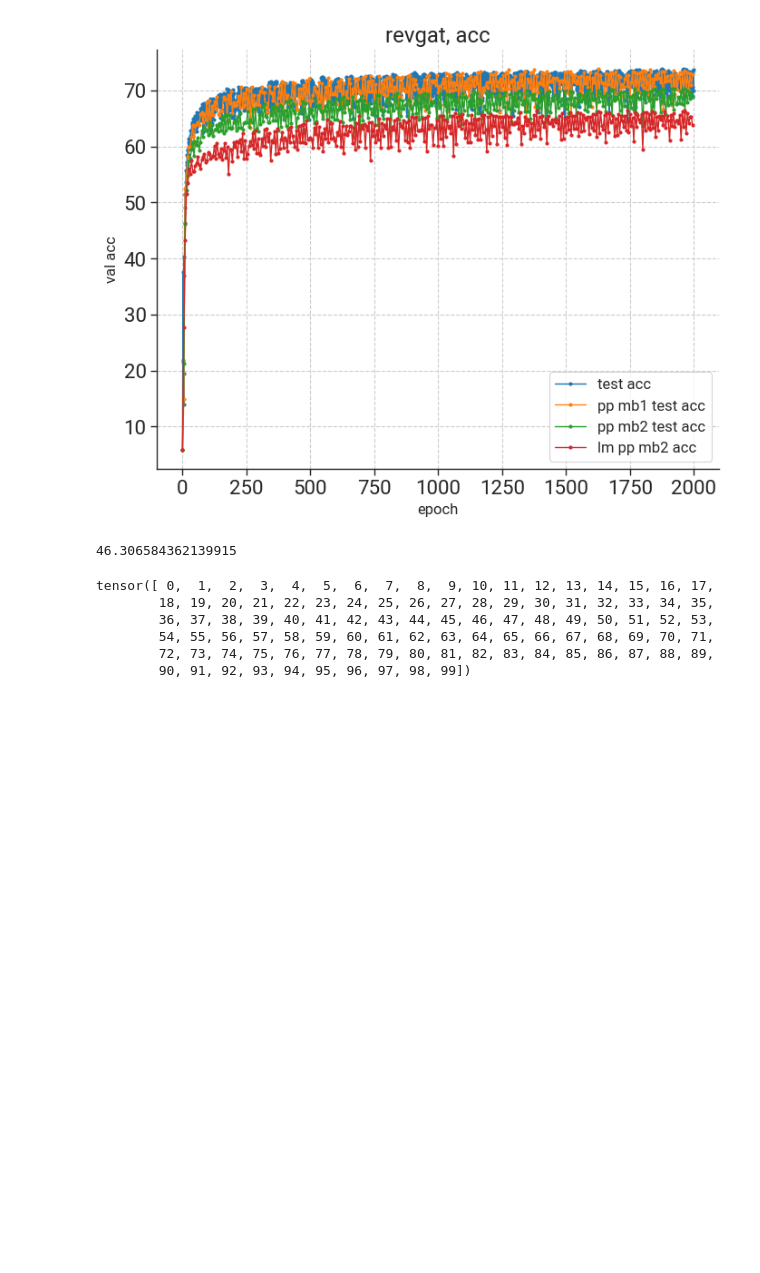
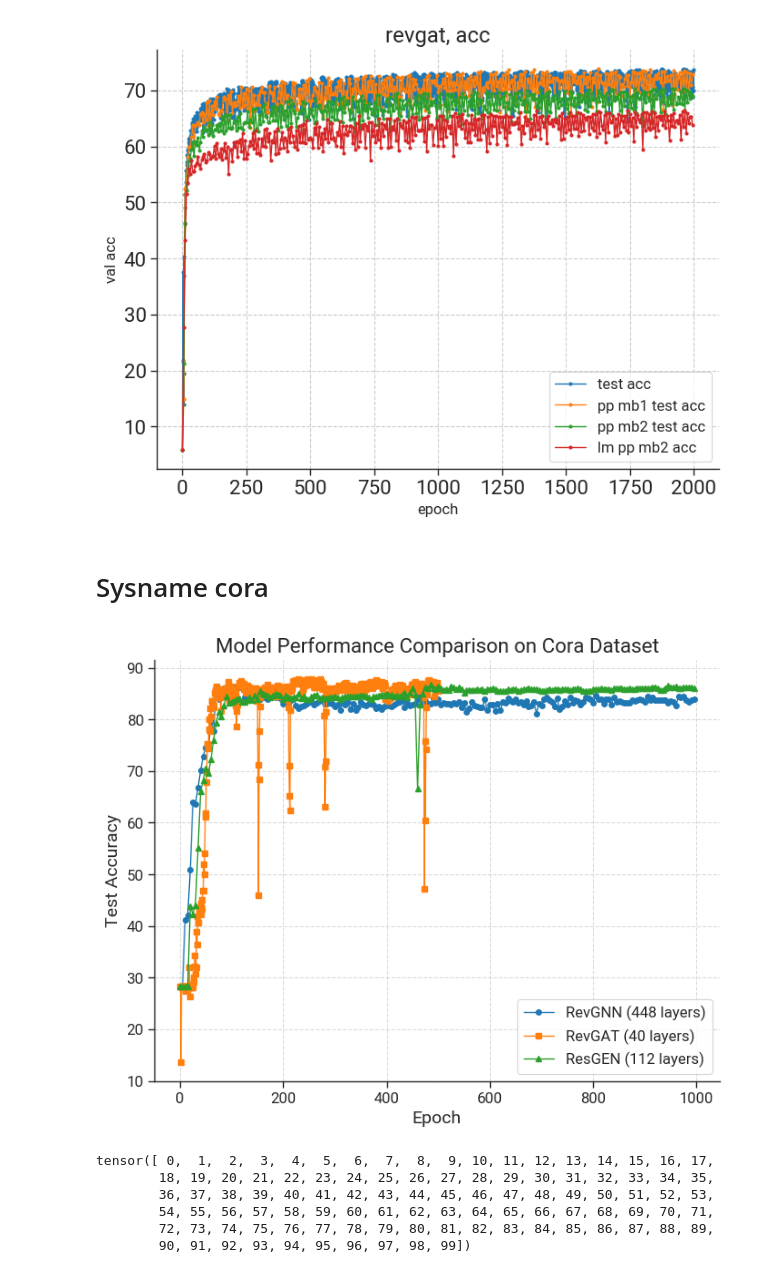
Before and after one commit to zxmeng98/TiGraph, a Jupyter notebook: plot.ipynb, the cells around one changed output. Saved outputs shown, nothing was run; the diff lists cells and outputs as text; code cells hidden in the pictures; blank space fills up the shorter version.

```diff
--- a/plot.ipynb
+++ b/plot.ipynb
@@ -168,10 +168,49 @@ axs.legend(
 sns.despine()
 # %% [output]
 [figure]
-# %%
-pp_mb2_loss_data[31]
-# %% [output]
-46.306584362139915
+# %% [markdown]
+# Sysname cora
+# %%
+cmp = sns.color_palette("tab10")
+fig, ax = plt.subplots(nrows=1, ncols=1, figsize=(8,6))
+
+revgnn_test_acc = np.load('./exps/cora/448revgnn_4pp_1b_1mb_deberta-base_test_acc.npy')
+revgat_test_acc = np.load('./exps/cora/40revgat_2pp_1b_1mb_deberta-base_test_acc.npy')
+resgen_test_acc = np.load('./exps/cora/112resgen_4pp_1b_1mb_deberta-base_test_acc.npy')
+
+
+x_revgnn = np.arange(len(revgnn_test_acc)) * 5  # Scale by 5 epochs
+x_revgat = np.arange(len(revgat_test_acc)) * 1  # No scaling
+x_resgen = np.arange(len(resgen_test_acc)) * 5  # Scale by 5 epochs
+
+ax.plot(x_revgnn, revgnn_test_acc, label='RevGNN (448 layers)',
+        marker='o', color=cmp[0], linewidth=1, markersize=4)
+ax.plot(x_revgat, revgat_test_acc, label='RevGAT (40 layers)',
+        marker='s', color=cmp[1], linewidth=1, markersize=4)
+ax.plot(x_resgen, resgen_test_acc, label='ResGEN (112 layers)',
+        marker='^', color=cmp[2], linewidth=1, markersize=4)
+
+
+# Customize plot
+ax.set_xlabel('Epoch', fontsize=14)
+ax.set_ylabel('Test Accuracy', fontsize=14)
+ax.tick_params(labelsize=12)
+ax.grid(linestyle='--', alpha=0.7)
+ax.set_title('Model Performance Comparison on Cora Dataset', fontsize=16)
+
+# axs.set_ylim(50, 75)
+# axs.set_xlim(0, 1000)
+
+
+# handles,labels=plt.gca().get_legend_handles_labels()
+ax.legend(
+            # loc='upper center',
+            #   bbox_to_anchor=(0.52,1.13),
+              fancybox=True,
+              fontsize=12)
+sns.despine()
+# %% [output]
+[figure, added]
 # %%
 import torch
 import dgl
```
Also changed, not shown: 7 other files.
